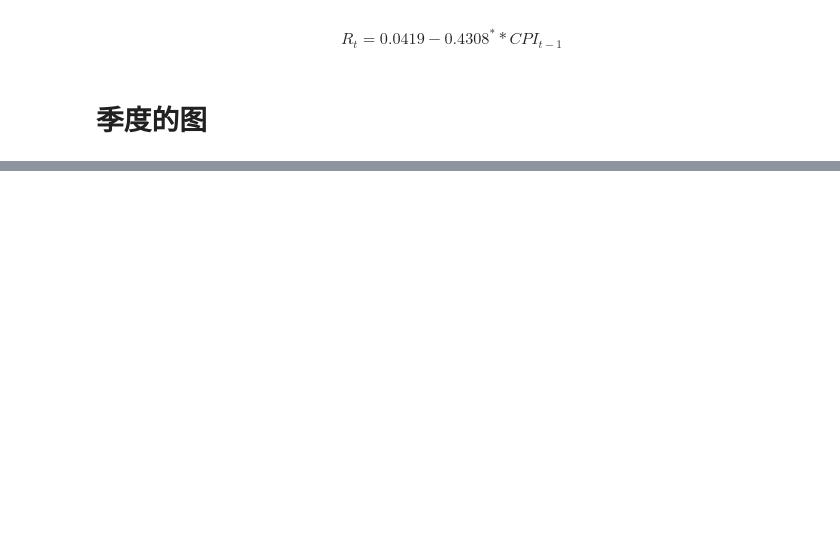
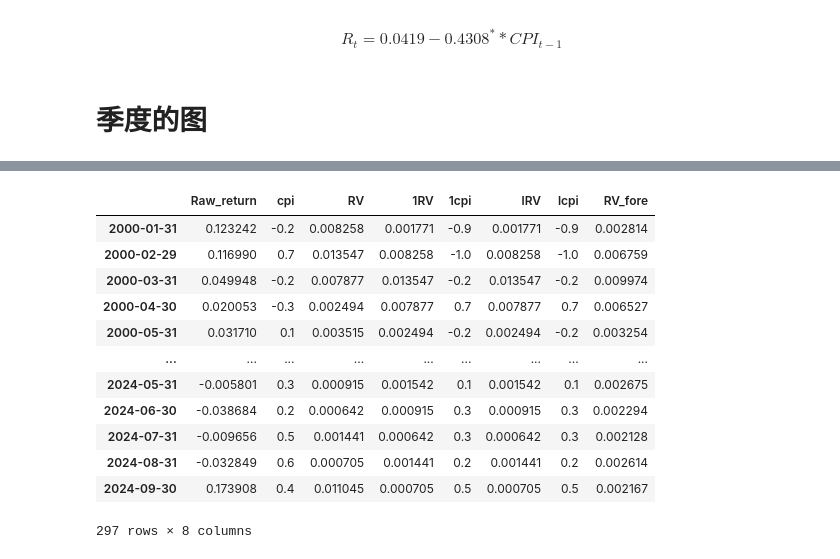
Before and after one commit to 1999Kiera1999/ZhaoQy-Python, a Jupyter notebook: 第五代码.ipynb, the cells around one changed output, grey strips where cells are left out. Saved outputs shown, nothing was run; the diff lists cells and outputs as text; code cells hidden in the pictures; blank space fills up the shorter version.

```diff
--- a/第五代码.ipynb
+++ b/第五代码.ipynb
@@ -390,0 +393,10 @@ plt.show();
+# %%
+market_varince=data_new.resample('ME').apply(
+    {
+        'Raw_return':lambda x:sum(x**2)
+    }
+)
+market_varince.reset_index(inplace=True)
+market_varince.rename(columns={'Day':'month','Raw_return':'RV'},inplace=True)
+market_varince.set_index('month',inplace=True)
+market_varince
@@ -390,0 +418,4 @@ plt.show();
+# %%
+reg_data=pd.merge(Month_data,inflation,left_index=True,right_index=True,how='inner')
+reg_data=pd.merge(reg_data,market_varince,left_index=True,right_index=True,how='inner')
+reg_data
@@ -390,0 +487,7 @@ plt.show();
+# %%
+#OLS 回归
+reg_data['lRV']=reg_data['RV'].shift(1)
+reg_data['lcpi']=reg_data['cpi'].shift(2)
+
+model=smf.ols('Raw_return~lRV',data=reg_data['2000':]).fit()
+print(model.summary())
@@ -390,0 +535,3 @@ plt.show();
+# %%
+model_fore_RV=smf.ols('RV~lRV',data=reg_data['2000':]).fit()
+print(model_fore_RV.summary())
@@ -390,0 +556,18 @@ plt.show();
+# %%
+reg_data_new=reg_data['2000':].copy()
+reg_data_new['RV_fore']=model_fore_RV.fittedvalues
+reg_data_new
+# %% [output]
+|  | Raw_return | cpi | RV | 1RV | 1cpi | lRV | lcpi | RV_fore |
+| 2000-01-31 | 0.123242 | -0.2 | 0.008258 | 0.001771 | -0.9 | 0.001771 | -0.9 | 0.002814 |
+| 2000-02-29 | 0.116990 | 0.7 | 0.013547 | 0.008258 | -1.0 | 0.008258 | -1.0 | 0.006759 |
+| 2000-03-31 | 0.049948 | -0.2 | 0.007877 | 0.013547 | -0.2 | 0.013547 | -0.2 | 0.009974 |
+| 2000-04-30 | 0.020053 | -0.3 | 0.002494 | 0.007877 | 0.7 | 0.007877 | 0.7 | 0.006527 |
+| 2000-05-31 | 0.031710 | 0.1 | 0.003515 | 0.002494 | -0.2 | 0.002494 | -0.2 | 0.003254 |
+| ... | ... | ... | ... | ... | ... | ... | ... | ... |
+| 2024-05-31 | -0.005801 | 0.3 | 0.000915 | 0.001542 | 0.1 | 0.001542 | 0.1 | 0.002675 |
+| 2024-06-30 | -0.038684 | 0.2 | 0.000642 | 0.000915 | 0.3 | 0.000915 | 0.3 | 0.002294 |
+| 2024-07-31 | -0.009656 | 0.5 | 0.001441 | 0.000642 | 0.3 | 0.000642 | 0.3 | 0.002128 |
+| 2024-08-31 | -0.032849 | 0.6 | 0.000705 | 0.001441 | 0.2 | 0.001441 | 0.2 | 0.002614 |
+| 2024-09-30 | 0.173908 | 0.4 | 0.011045 | 0.000705 | 0.5 | 0.000705 | 0.5 | 0.002167 |
+297 rows × 8 columns
```
Also changed, not shown: parts of 15 cells of this notebook.
